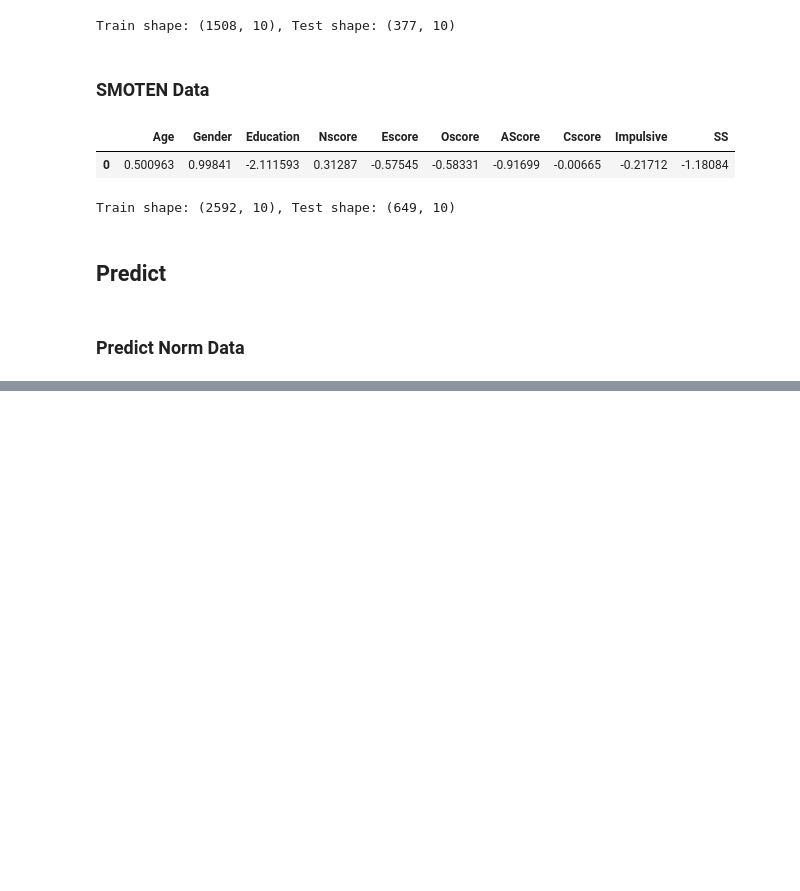
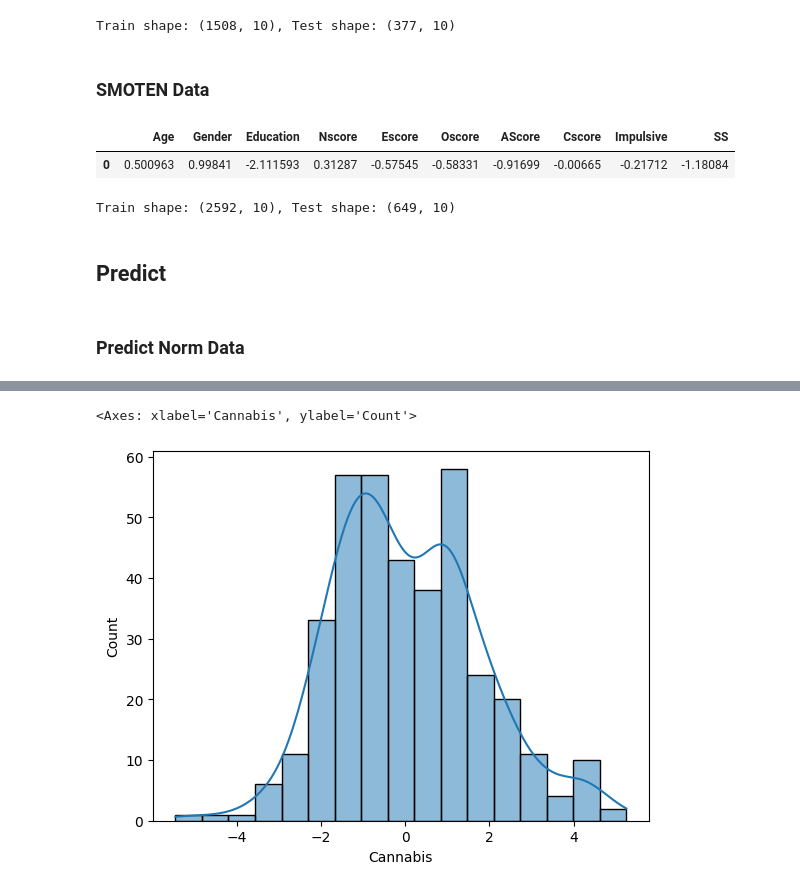
Before and after one commit to PauloRugani/cannabis-consumption-regression, a Jupyter notebook: notebooks/6.1_random_forest.ipynb, the cells around one changed output, grey strips where cells are left out. Drawn from its saved outputs; the diff is of its cells as text; code cells hidden in the pictures; blank space fills up the shorter version.

```diff
--- a/notebooks/6.1_random_forest.ipynb
+++ b/notebooks/6.1_random_forest.ipynb
@@ -74,0 +105,5 @@ norm_predict = rf_model.predict(X_test_norm)
+# %%
+sns.histplot(resid, kde=True)
+# %% [output]
+<Axes: xlabel='Cannabis', ylabel='Count'>
+[figure, added]
```
Also changed, not shown: parts of 32 cells of this notebook.
